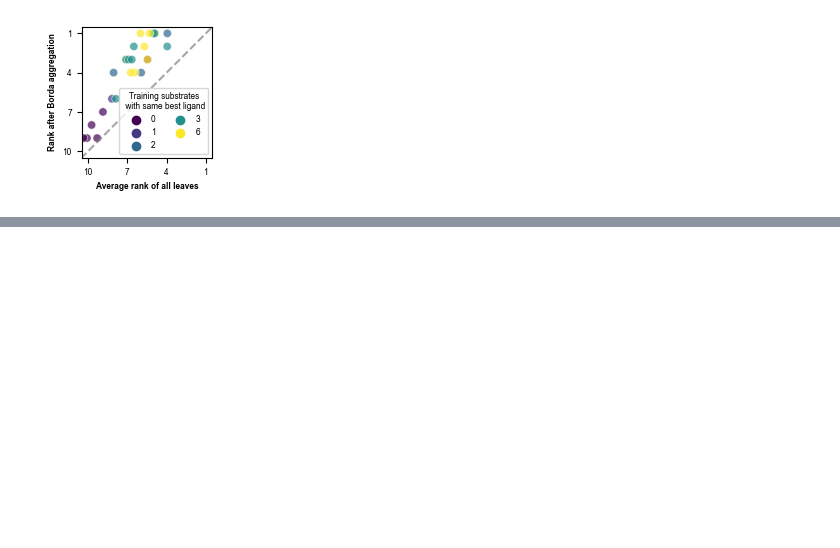
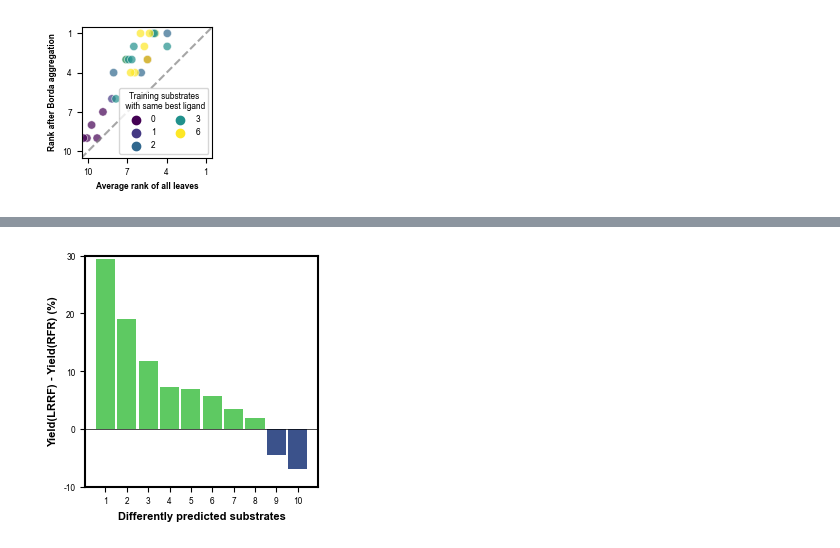
Before and after one commit to ZimmermanGroup/LabelRanking, a Jupyter notebook: performance_analysis.ipynb, the cells around one changed output, grey strips where cells are left out. Saved outputs shown, nothing was run; the diff lists cells and outputs as text; code cells hidden in the pictures; blank space fills up the shorter version.

Commit message:
further ullmann analysis

```diff
--- a/performance_analysis.ipynb
+++ b/performance_analysis.ipynb
@@ -1106,0 +1206,26 @@ leg.get_title().set_ha("center")
+# %%
+regrets = []
+model1_df, model2_df = load_result("ullmann", "RFR", "LRRF")
+for i in range(min(model1_df.shape[0], model2_df.shape[0])) :
+    regret_vals = np.array([model1_df.iloc[i,4], model2_df.iloc[i,4]])
+    if regret_vals[0] != regret_vals[1] :
+        regrets.append(regret_vals[0] - regret_vals[1])
+regrets = np.sort(np.array(regrets))[::-1]
+
+fig, ax = plt.subplots(figsize=(3, 3))
+ax.bar(np.arange(len(regrets)), regrets, width=0.9, color=["#5ec962"]*len(np.where(regrets>0)[0])+["#3b528b"]*len(np.where(regrets <0)[0]))
+# xticks, yticks = ax[1].get_xticks, ax[1].get_yticks()
+ax.set_ylim(-10, 30)
+ax.set_yticks(np.arange(-10, 31, 10))
+ax.set_yticklabels(np.arange(-10, 31, 10), fontdict={"fontfamily":"arial", "fontsize":6})
+ax.set_xticks(np.arange(len(regrets)))
+ax.set_xticklabels(np.arange(1, len(regrets)+1), fontdict={"fontfamily":"arial", "fontsize":6})
+ax.set_xlabel("Differently predicted substrates", fontdict={"fontfamily":"arial", "fontsize":8, "fontweight":"bold"})
+ax.set_ylabel(f"Yield(LRRF) - Yield(RFR) (%)", fontdict={"fontfamily":"arial", "fontsize":8, "fontweight":"bold"})
+ax.axhline(0, 0, 1, color="k", linewidth=0.5)
+for axis in ["top", "bottom", "left", "right"]:
+    ax.spines[axis].set_linewidth(1.5)
+
+# plt.savefig("figures/FigureS36A.svg", format="svg", dpi=300)
+# %% [output]
+[figure, added]
```
Also changed, not shown: parts of 8 cells of this notebook, 1 other file.
